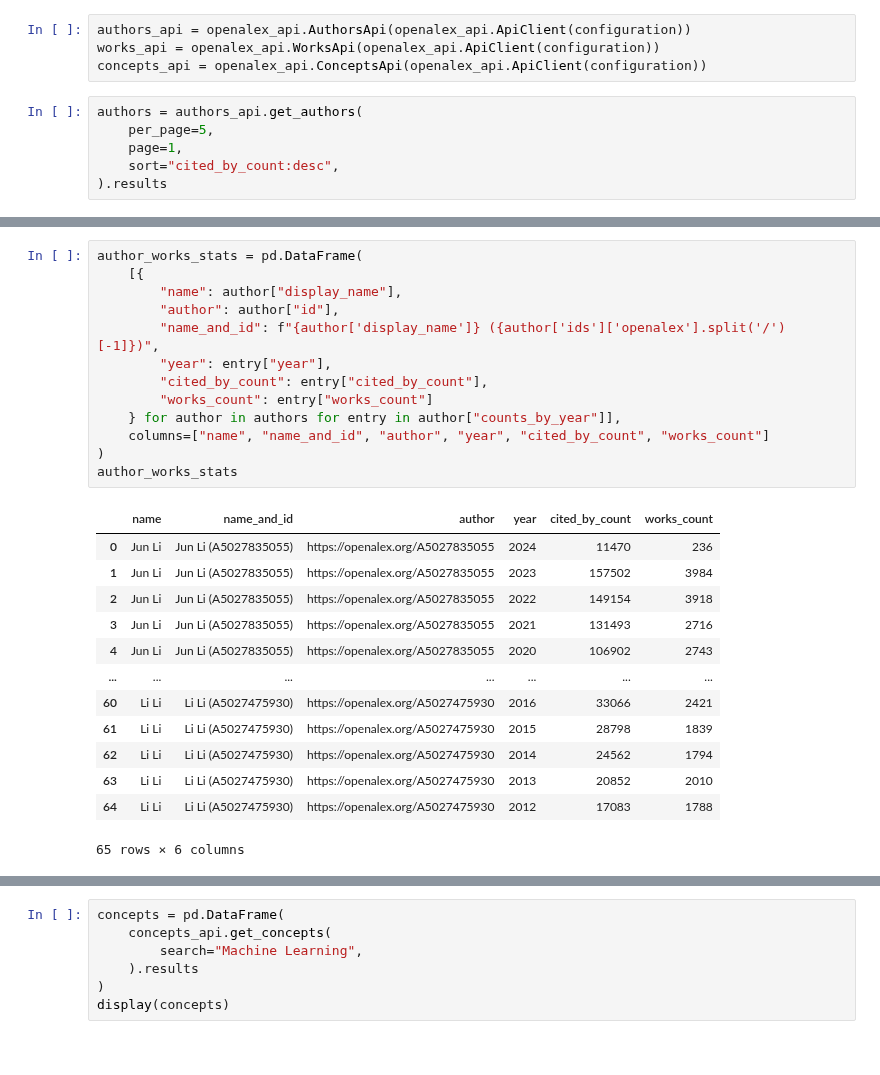
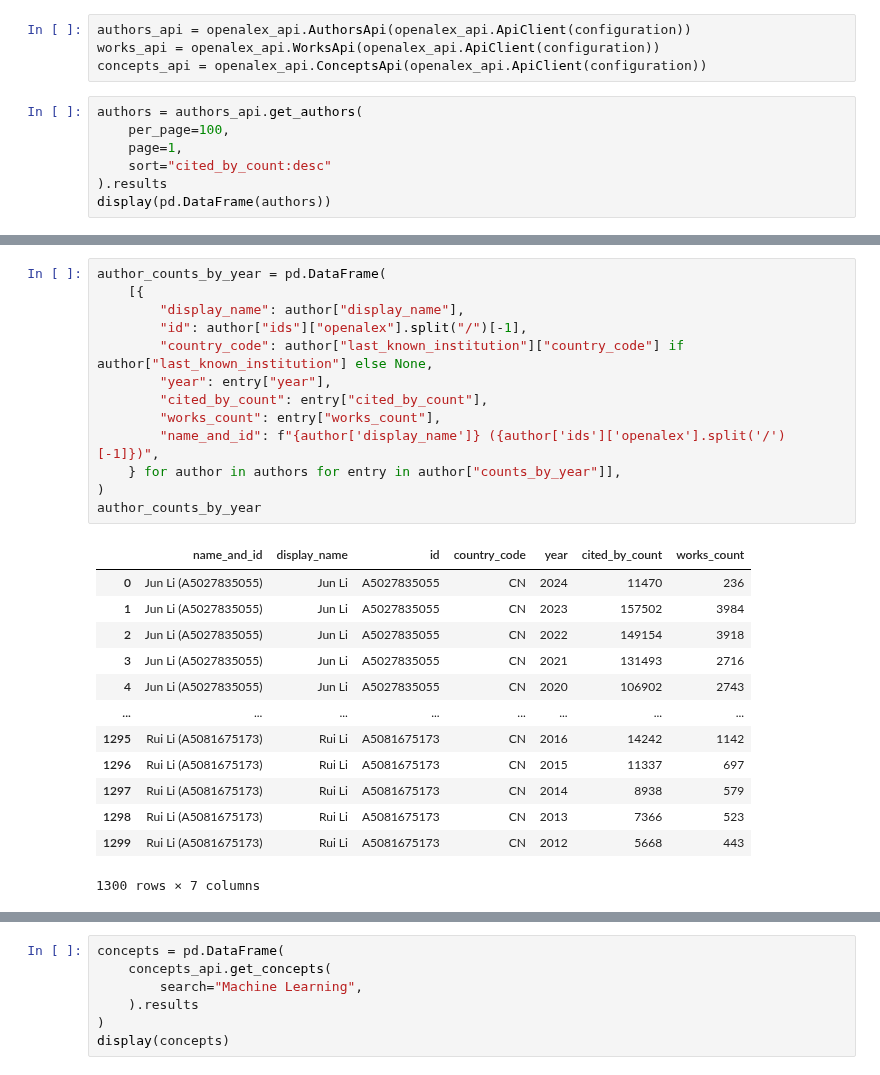
Before and after one commit to Mearman/openalex-python, a Jupyter notebook: demos/OpenAlex.ipynb, the cells around one changed output, grey strips where cells are left out. Saved outputs shown, nothing was run; the diff lists cells and outputs as text.

```diff
--- a/demos/OpenAlex.ipynb
+++ b/demos/OpenAlex.ipynb
@@ -38,7 +20,8 @@ works_api = openalex_api.WorksApi(openalex_api.ApiClient(configuration))
 concepts_api = openalex_api.ConceptsApi(openalex_api.ApiClient(configuration))
 # %%
 authors = authors_api.get_authors(
-	per_page=5,
+	per_page=100,
 	page=1,
-	sort="cited_by_count:desc",
+	sort="cited_by_count:desc"
 ).results
+display(pd.DataFrame(authors))
@@ -45,29 +42,29 @@ authors = authors_api.get_authors(
 # %%
-author_works_stats = pd.DataFrame(
+author_counts_by_year = pd.DataFrame(
 	[{
-		"name": author["display_name"],
-		"author": author["id"],
-		"name_and_id": f"{author['display_name']} ({author['ids']['openalex'].split('/')[-1]})",
+		"display_name": author["display_name"],
+		"id": author["ids"]["openalex"].split("/")[-1],
+		"country_code": author["last_known_institution"]["country_code"] if author["last_known_institution"] else None,
 		"year": entry["year"],
 		"cited_by_count": entry["cited_by_count"],
-		"works_count": entry["works_count"]
+		"works_count": entry["works_count"],
+		"name_and_id": f"{author['display_name']} ({author['ids']['openalex'].split('/')[-1]})",
 	} for author in authors for entry in author["counts_by_year"]],
-	columns=["name", "name_and_id", "author", "year", "cited_by_count", "works_count"]
 )
-author_works_stats
+author_counts_by_year
 # %% [output]
-|  | name | name_and_id | author | year | cited_by_count | works_count |
-| 0 | Jun Li | Jun Li (A5027835055) | https://openalex.org/A5027835055 | 2024 | 11470 | 236 |
-| 1 | Jun Li | Jun Li (A5027835055) | https://openalex.org/A5027835055 | 2023 | 157502 | 3984 |
-| 2 | Jun Li | Jun Li (A5027835055) | https://openalex.org/A5027835055 | 2022 | 149154 | 3918 |
-| 3 | Jun Li | Jun Li (A5027835055) | https://openalex.org/A5027835055 | 2021 | 131493 | 2716 |
-| 4 | Jun Li | Jun Li (A5027835055) | https://openalex.org/A5027835055 | 2020 | 106902 | 2743 |
-| ... | ... | ... | ... | ... | ... | ... |
-| 60 | Li Li | Li Li (A5027475930) | https://openalex.org/A5027475930 | 2016 | 33066 | 2421 |
-| 61 | Li Li | Li Li (A5027475930) | https://openalex.org/A5027475930 | 2015 | 28798 | 1839 |
-| 62 | Li Li | Li Li (A5027475930) | https://openalex.org/A5027475930 | 2014 | 24562 | 1794 |
-| 63 | Li Li | Li Li (A5027475930) | https://openalex.org/A5027475930 | 2013 | 20852 | 2010 |
-| 64 | Li Li | Li Li (A5027475930) | https://openalex.org/A5027475930 | 2012 | 17083 | 1788 |
+|  | name_and_id | display_name | id | country_code | year | cited_by_count | works_count |
+| 0 | Jun Li (A5027835055) | Jun Li | A5027835055 | CN | 2024 | 11470 | 236 |
+| 1 | Jun Li (A5027835055) | Jun Li | A5027835055 | CN | 2023 | 157502 | 3984 |
+| 2 | Jun Li (A5027835055) | Jun Li | A5027835055 | CN | 2022 | 149154 | 3918 |
+| 3 | Jun Li (A5027835055) | Jun Li | A5027835055 | CN | 2021 | 131493 | 2716 |
+| 4 | Jun Li (A5027835055) | Jun Li | A5027835055 | CN | 2020 | 106902 | 2743 |
+| ... | ... | ... | ... | ... | ... | ... | ... |
+| 1295 | Rui Li (A5081675173) | Rui Li | A5081675173 | CN | 2016 | 14242 | 1142 |
+| 1296 | Rui Li (A5081675173) | Rui Li | A5081675173 | CN | 2015 | 11337 | 697 |
+| 1297 | Rui Li (A5081675173) | Rui Li | A5081675173 | CN | 2014 | 8938 | 579 |
+| 1298 | Rui Li (A5081675173) | Rui Li | A5081675173 | CN | 2013 | 7366 | 523 |
+| 1299 | Rui Li (A5081675173) | Rui Li | A5081675173 | CN | 2012 | 5668 | 443 |
-65 rows × 6 columns
+1300 rows × 7 columns
 # %%
 # filter out current year
```
Also changed, not shown: parts of 10 cells of this notebook.
